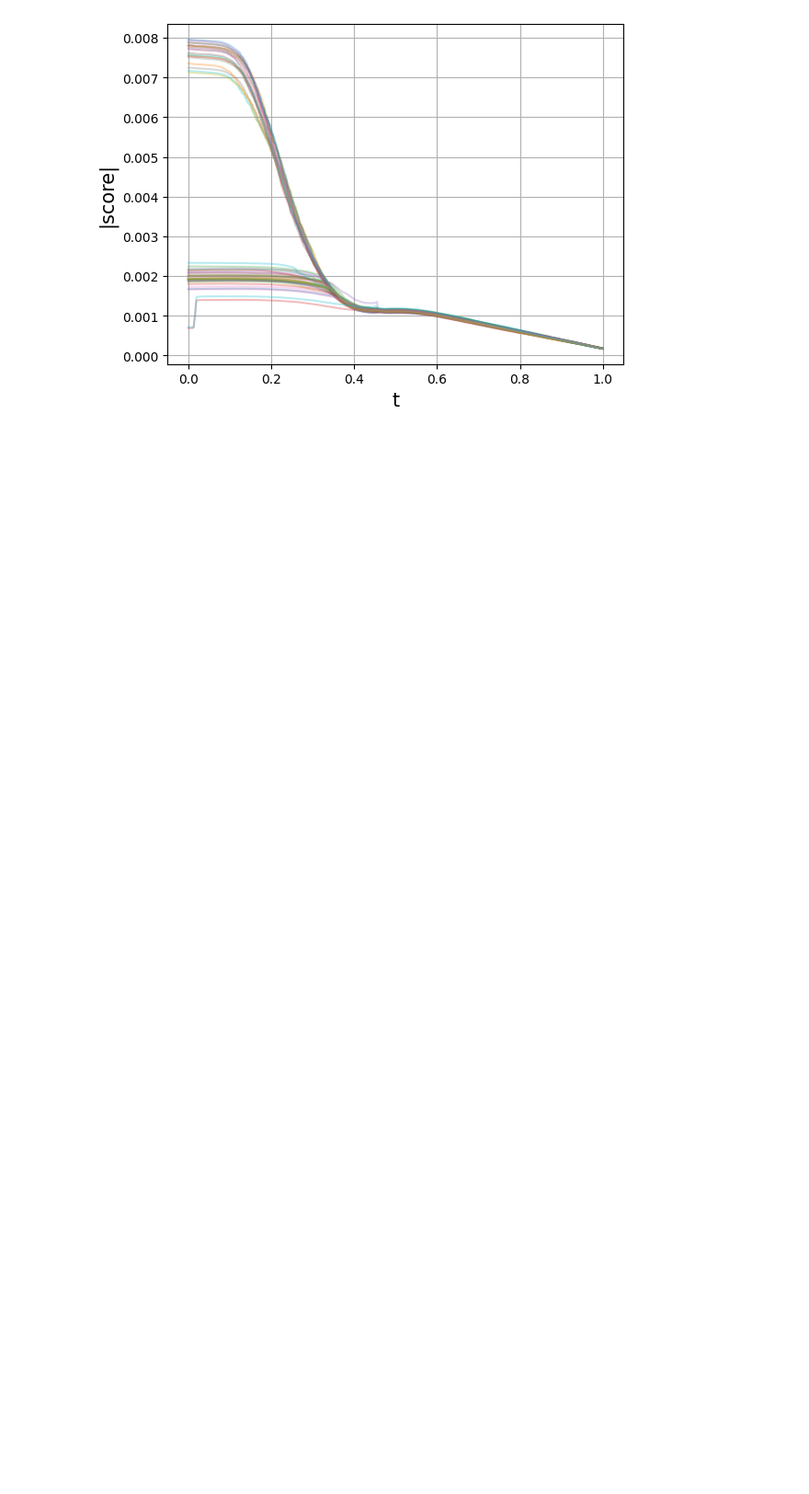
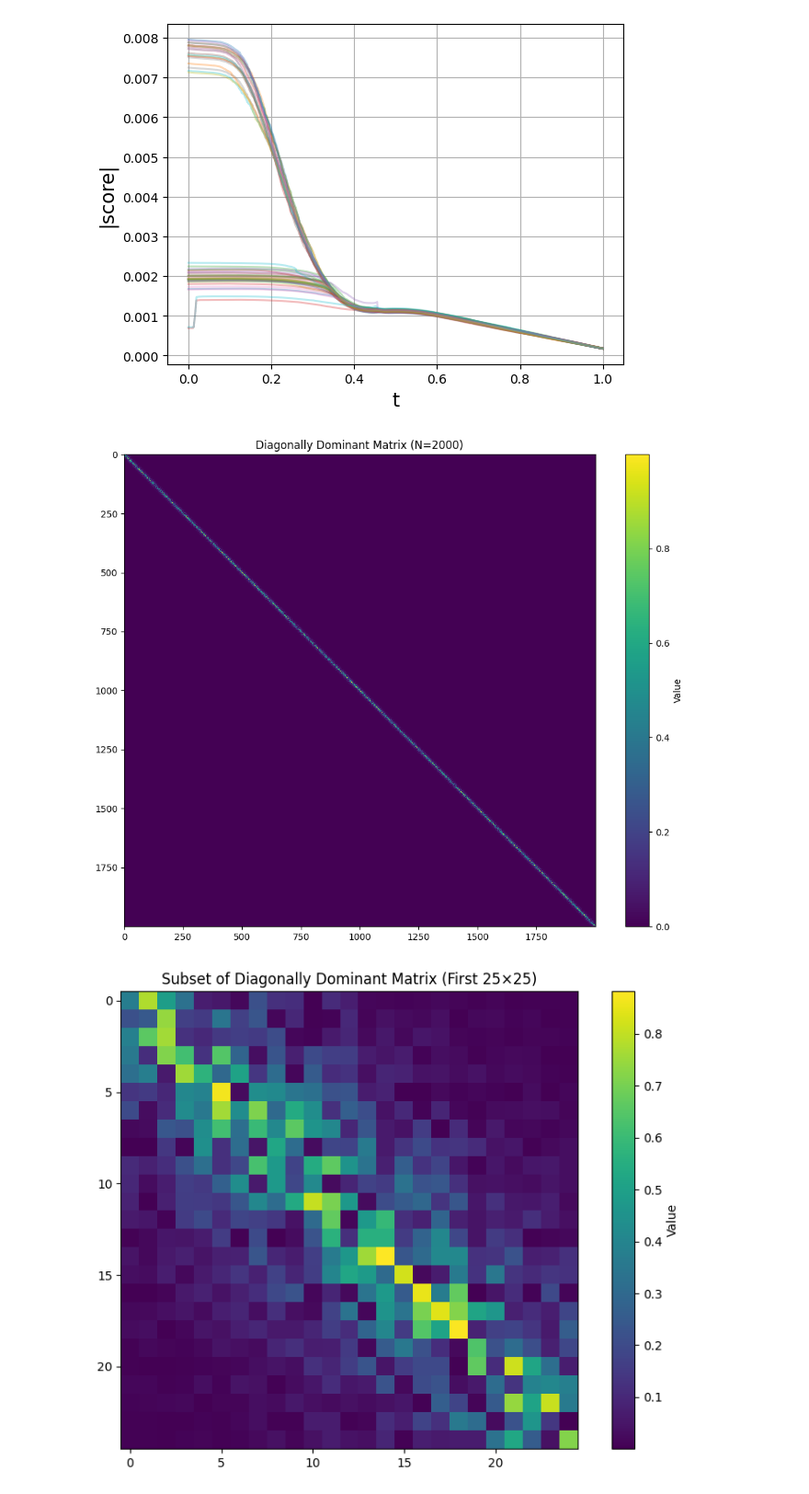
Before and after one commit to BurgerAndreas/meta-sampler, a Jupyter notebook: Mode Generation from Andreas Burger.ipynb, the cells around one changed output. Shown at 92% size. Drawn from its saved outputs; the diff is of its cells as text; code cells hidden in the pictures; blank space fills up the shorter version.

```diff
--- a/Mode Generation from Andreas Burger.ipynb
+++ b/Mode Generation from Andreas Burger.ipynb
@@ -304,7 +318,9 @@ for i in trange(n):
   c[:,i] = constant_of_motion(t,x_gen[:,i,:])
   dcdt, dcdx = dcdxdt_fn(t, x_gen[:,i,:])
   dcdt = -dt*dcdt
-  dx = -dt*vector_field(t, x_gen[:,i,:], xi)
+  # dx = -dt*(vector_field(t, x_gen[:,i,:], xi))
+  dx = -dt*(vector_field(t, x_gen[:,i,:], xi) - gad_vector_field_vmap(x_gen[:,i,:]))
+
   dx = dx.at[:1,:].set(dx[:1,:]-((dcdx[:1,:]*dx[:1,:]).sum(1, keepdims=True)+dcdt[:1,:])*(dcdx[:1,:]/(dcdx[:1,:]**2).sum(1, keepdims=True)))
   x_gen = x_gen.at[:,i+1,:].set(x_gen[:,i,:] + dx)
   t += -dt
@@ -351,7 +367,7 @@ for i in trange(n):
   key, ikey = random.split(key, num=2)
   dcdt, dcdx = dcdxdt_fn(t, x_gen[:,i,:])
   dcdt = -dt*dcdt
-  dx = -dt*vector_field(t, x_gen[:,i,:], xi) + jnp.sqrt(2*xi*beta(t)*dt)*random.normal(ikey, shape=(bs,2))
+  dx = -dt*(vector_field(t, x_gen[:,i,:], xi) - gad_vector_field_vmap(x_gen[:,i,:])) + jnp.sqrt(2*xi*beta(t)*dt)*random.normal(ikey, shape=(bs,2))
   dx = dx-((dcdx*dx).sum(1, keepdims=True)+dcdt)*(dcdx/(jnp.linalg.norm(dcdx, axis=1, keepdims=True)**2))
   x_gen = x_gen.at[:,i+1,:].set(x_gen[:,i,:] + dx)
   t += -dt
@@ -379,3 +395,42 @@ plt.ylabel('|score|', fontsize=15)
 plt.grid()
 # %% [output]
 [figure]
+# %%
+import numpy as np
+import matplotlib.pyplot as plt
+
+# Set parameters
+N = 2000  # Matrix dimension
+decay_rate = 0.2  # Controls how quickly values decay away from diagonal
+
+# Create matrix
+np.random.seed(42)  # For reproducibility
+M = np.zeros((N, N))
+
+# Fill matrix with random values that decay exponentially with distance from diagonal
+for i in range(N):
+    for j in range(N):
+        distance = abs(i - j)
+        # Random value scaled by exponential decay
+        M[i, j] = np.random.rand() * np.exp(-decay_rate * distance)
+
+
+# Plot the matrix
+plt.figure(figsize=(10, 8))
+plt.imshow(M, cmap='viridis', interpolation='nearest')
+plt.colorbar(label='Value')
+plt.title(f'Diagonally Dominant Matrix (N={N})')
+plt.tight_layout()
+plt.show()
+
+# Visualize a small portion to see pattern more clearly
+subset_size = 25
+plt.figure(figsize=(8, 6))
+plt.imshow(M[:subset_size, :subset_size], cmap='viridis', interpolation='nearest')
+plt.colorbar(label='Value')
+plt.title(f'Subset of Diagonally Dominant Matrix (First {subset_size}×{subset_size})')
+plt.tight_layout()
+plt.show()
+# %% [output]
+[figure, added]
+[figure, added]
```
Also changed, not shown: parts of 6 cells of this notebook.
